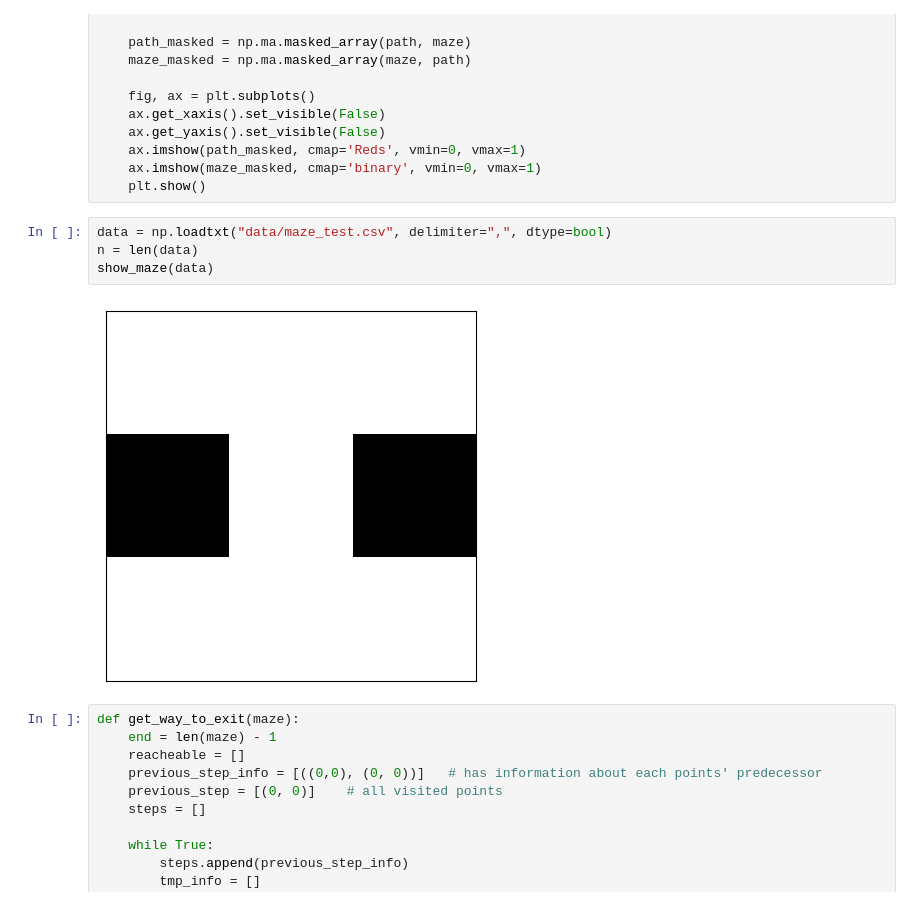
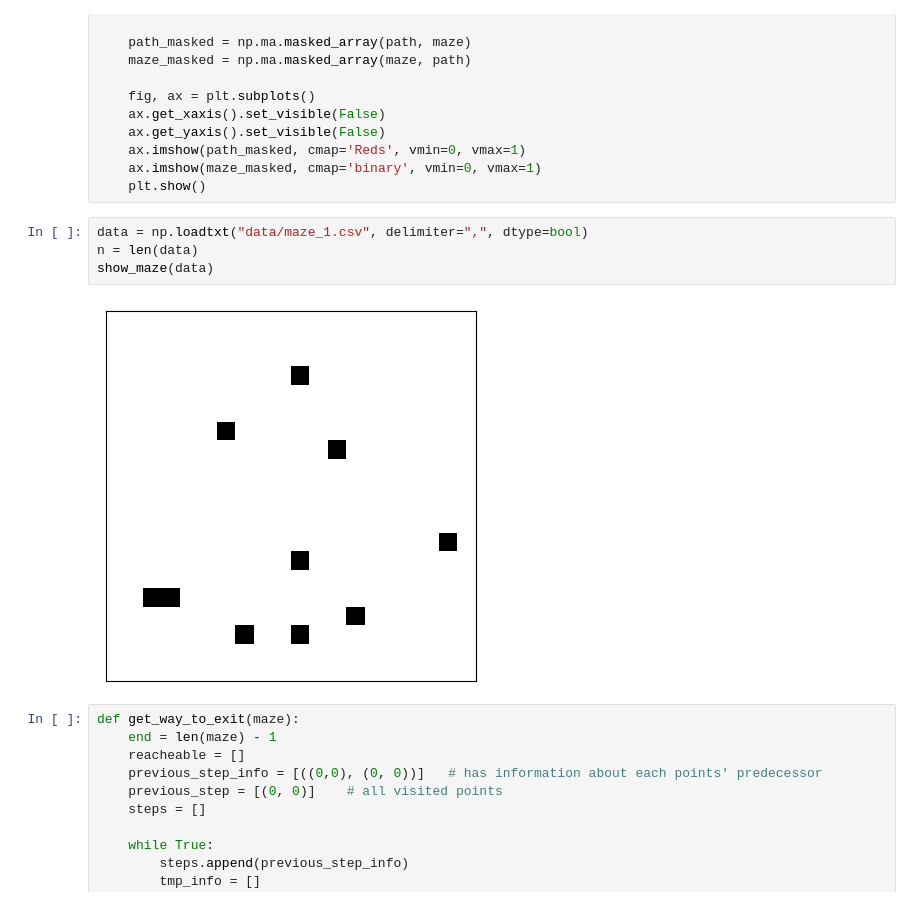
Before and after one commit to KLA0111/projekt_VVP, a Jupyter notebook: main.ipynb, the cells around one changed output. Cells and saved outputs as stored; diff of their text form.

```diff
--- a/main.ipynb
+++ b/main.ipynb
@@ -17,11 +17,11 @@ def show_maze(maze, path=None):
     ax.imshow(maze_masked, cmap='binary', vmin=0, vmax=1)
     plt.show()
 # %%
-data = np.loadtxt("data/maze_test.csv", delimiter=",", dtype=bool)
+data = np.loadtxt("data/maze_1.csv", delimiter=",", dtype=bool)
 n = len(data)
 show_maze(data)
 # %% [output]
-[figure, old version]
+[figure, new version]
 # %%
 def get_way_to_exit(maze):
     end = len(maze) - 1
```
Also changed, not shown: parts of 8 cells of this notebook, 1 other file.
